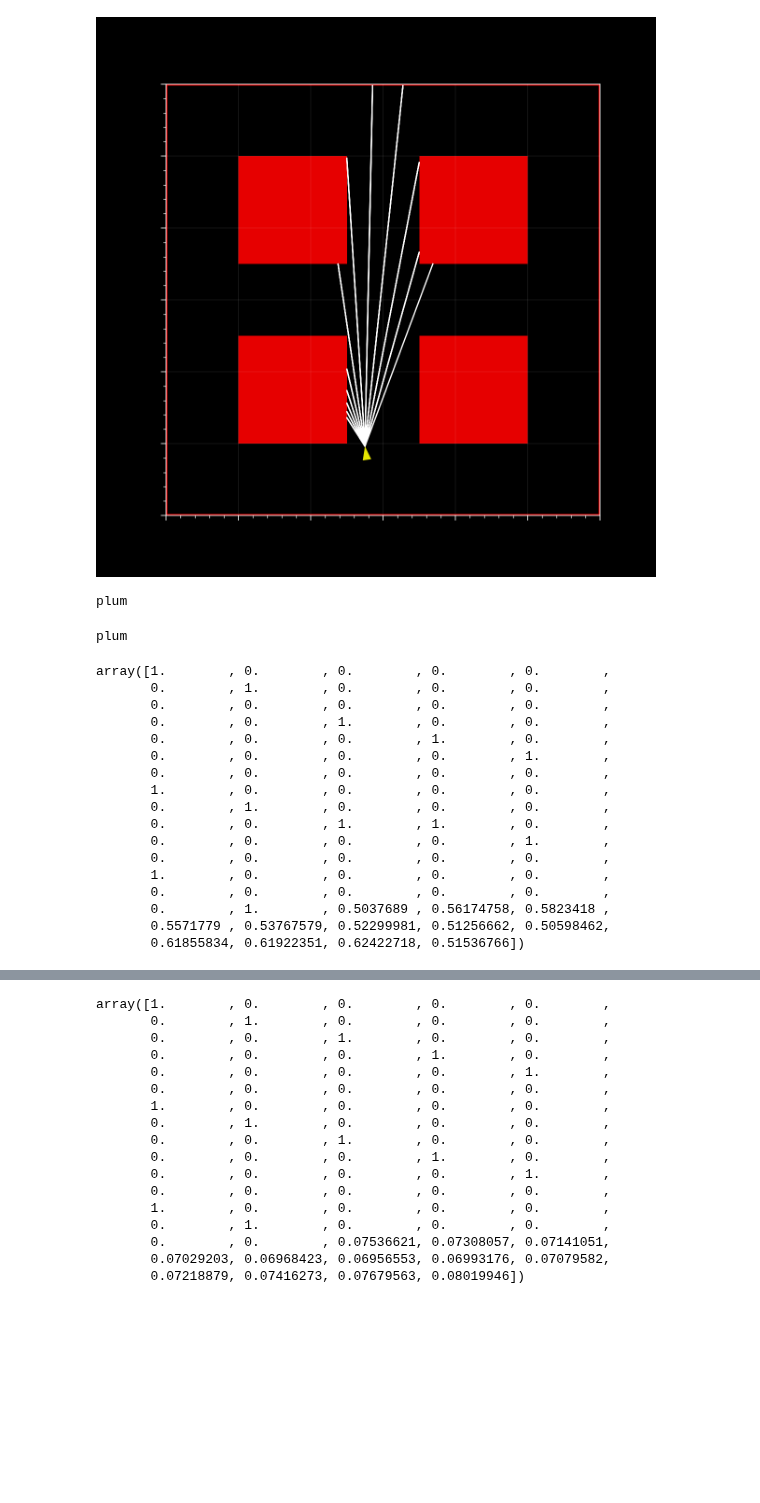
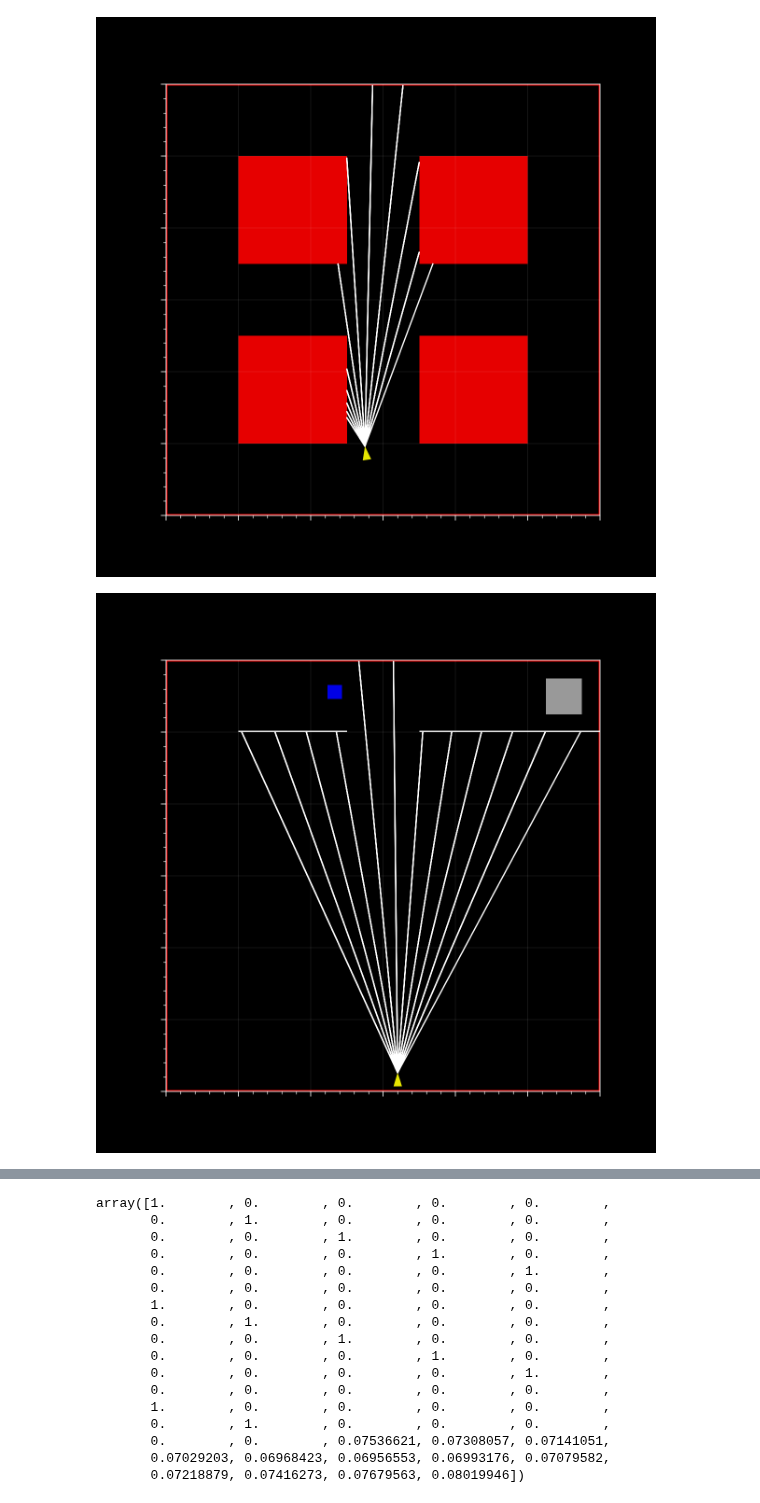
Before and after one commit to liuandrew/ppo_aux, a Jupyter notebook: write_and_test/Untitled2.ipynb, the cells around one changed output, grey strips where cells are left out. Saved outputs shown, nothing was run; the diff lists cells and outputs as text; code cells hidden in the pictures; blank space fills up the shorter version.

```diff
--- a/write_and_test/Untitled2.ipynb
+++ b/write_and_test/Untitled2.ipynb
@@ -3973,5 +4011,3 @@ class ShortcutNavEnv(gym.Env):
 # %%
 # env = gym.make('ShortcutNav-v0', plum_steps=100)
-env = ShortcutNavEnv(plum_steps=100, wall_colors=1, shortcut_probability=1)
+env = ShortcutNavEnv(wall_colors=1, shortcut_probability=1, plum_pos=0)
-# %% [output]
-plum
@@ -3980,21 +4014,5 @@ env.set_universal_step(00)
 # %%
 env.reset()
+env.render('human')
 # %% [output]
-plum
-array([1.        , 0.        , 0.        , 0.        , 0.        ,
-       0.        , 1.        , 0.        , 0.        , 0.        ,
-       0.        , 0.        , 0.        , 0.        , 0.        ,
-       0.        , 0.        , 1.        , 0.        , 0.        ,
-       0.        , 0.        , 0.        , 1.        , 0.        ,
-       0.        , 0.        , 0.        , 0.        , 1.        ,
-       0.        , 0.        , 0.        , 0.        , 0.        ,
-       1.        , 0.        , 0.        , 0.        , 0.        ,
-       0.        , 1.        , 0.        , 0.        , 0.        ,
-       0.        , 0.        , 1.        , 1.        , 0.        ,
-       0.        , 0.        , 0.        , 0.        , 1.        ,
-       0.        , 0.        , 0.        , 0.        , 0.        ,
-       1.        , 0.        , 0.        , 0.        , 0.        ,
-       0.        , 0.        , 0.        , 0.        , 0.        ,
-       0.        , 1.        , 0.5037689 , 0.56174758, 0.5823418 ,
-       0.5571779 , 0.53767579, 0.52299981, 0.51256662, 0.50598462,
-       0.61855834, 0.61922351, 0.62422718, 0.51536766])
+[figure, added]
```
Also changed, not shown: parts of 10 cells of this notebook, 4 other files.
